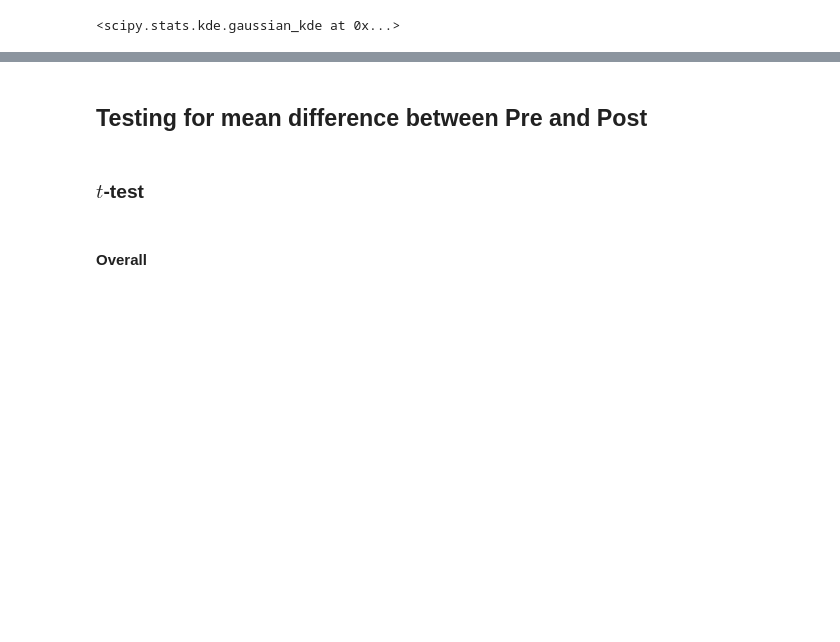
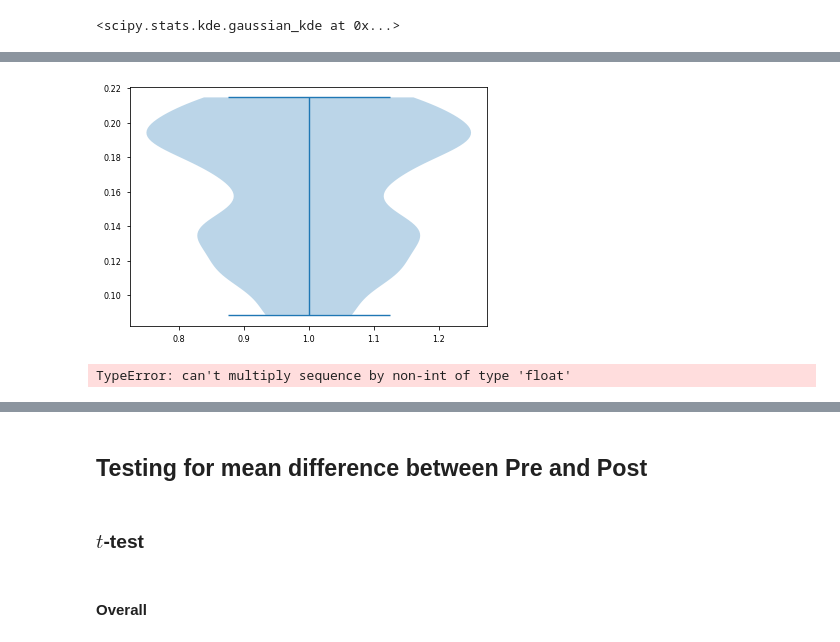
Before and after one commit to ElectronicsArchiver/tewa1_cogpsy_python, a Jupyter notebook: final_project_dataset_1.ipynb, the cells around one changed output, grey strips where cells are left out. Cells and saved outputs as stored; diff of their text form; code cells hidden in the pictures; blank space fills up the shorter version.

```diff
--- a/final_project_dataset_1.ipynb
+++ b/final_project_dataset_1.ipynb
@@ -128,0 +125,15 @@ density_ec
+# %%
+vdat = violin_data.loc[violin_data["Time"] == "Pre", ["EC", "EO"]]
+
+plt.violinplot(
+                #positions=[2.5*i_time, 2.5*i_time+1],
+                dataset=np.random.choice(vdat.EC, 10000),
+                points=100,
+                bw_method=.3
+            );
+# %% [output]
+[figure, added]
+# %%
+[2] * (len(violin_data)/2)
+# %% [output]
+TypeError: can't multiply sequence by non-int of type 'float'
```
Also changed, not shown: parts of 15 cells of this notebook.
